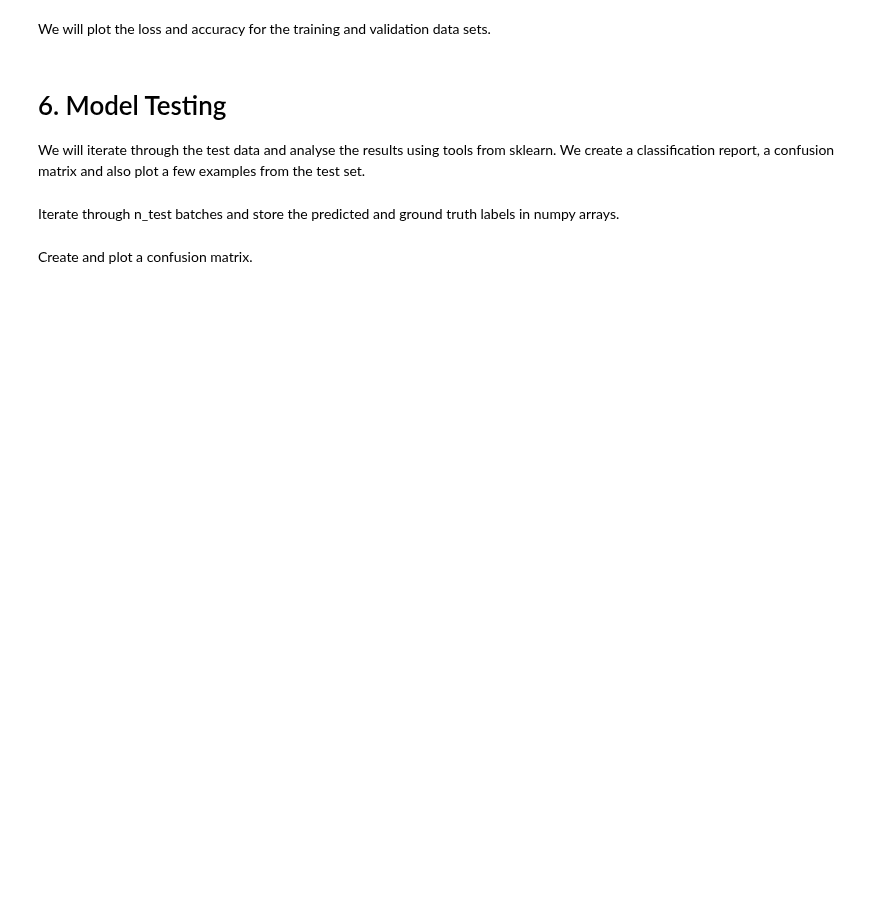
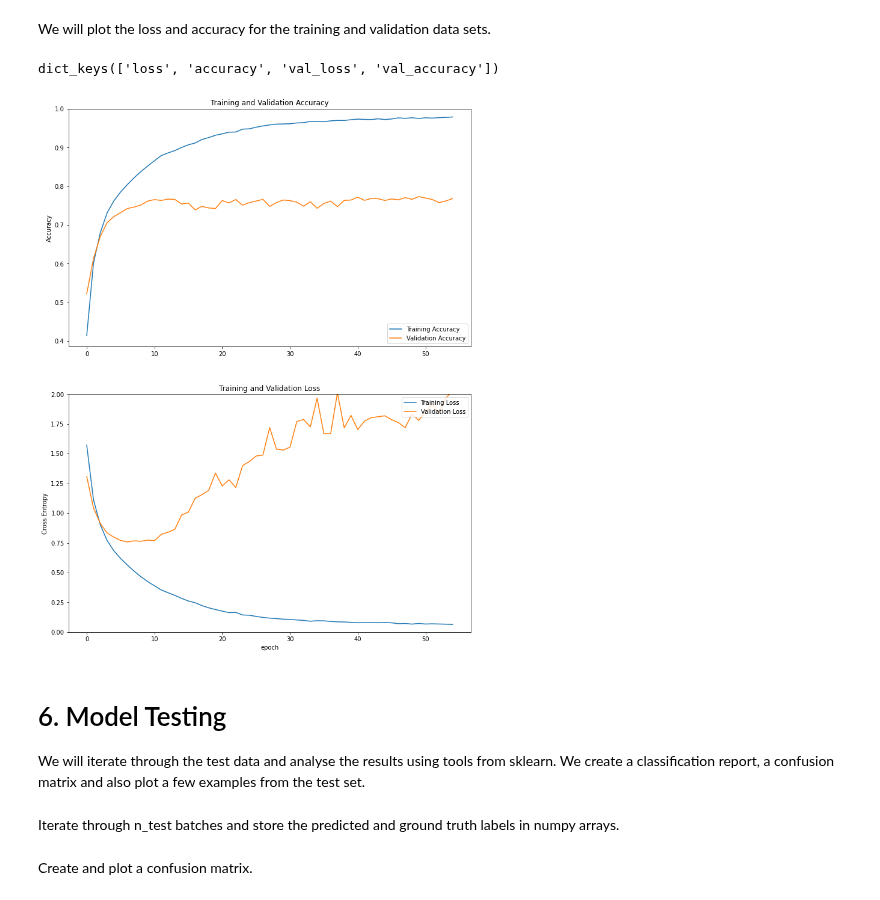
Before and after one commit to barrytl/CE6003, a Jupyter notebook: Etivity_assignment2.ipynb, the cells around one changed output. Drawn from its saved outputs; the diff is of its cells as text; code cells hidden in the pictures; blank space fills up the shorter version.

```diff
--- a/Etivity_assignment2.ipynb
+++ b/Etivity_assignment2.ipynb
@@ -264,29 +309,32 @@ We will plot the loss and accuracy for the training and validation data sets.
 # %%
 print(history.history.keys())
 acc = history.history['accuracy']
 val_acc = history.history['val_accuracy']
 
 loss = history.history['loss']
 val_loss = history.history['val_loss']
 
-plt.figure(figsize=(8, 8))
+plt.figure(figsize=(12, 16))
 plt.subplot(2, 1, 1)
 plt.plot(acc, label='Training Accuracy')
 plt.plot(val_acc, label='Validation Accuracy')
 plt.legend(loc='lower right')
 plt.ylabel('Accuracy')
 plt.ylim([min(plt.ylim()),1])
 plt.title('Training and Validation Accuracy')
 
 plt.subplot(2, 1, 2)
 plt.plot(loss, label='Training Loss')
 plt.plot(val_loss, label='Validation Loss')
 plt.legend(loc='upper right')
 plt.ylabel('Cross Entropy')
 plt.ylim([0,2.0])
 plt.title('Training and Validation Loss')
 plt.xlabel('epoch')
 plt.show()
+# %% [output]
+dict_keys(['loss', 'accuracy', 'val_loss', 'val_accuracy'])
+[figure, added]
 # %% [markdown]
 # 6. Model Testing
 We will iterate through the test data and analyse the results using tools from sklearn. We create a classification report, a confusion matrix and also plot a few examples from the test set.
```
Also changed, not shown: parts of 12 cells of this notebook.
